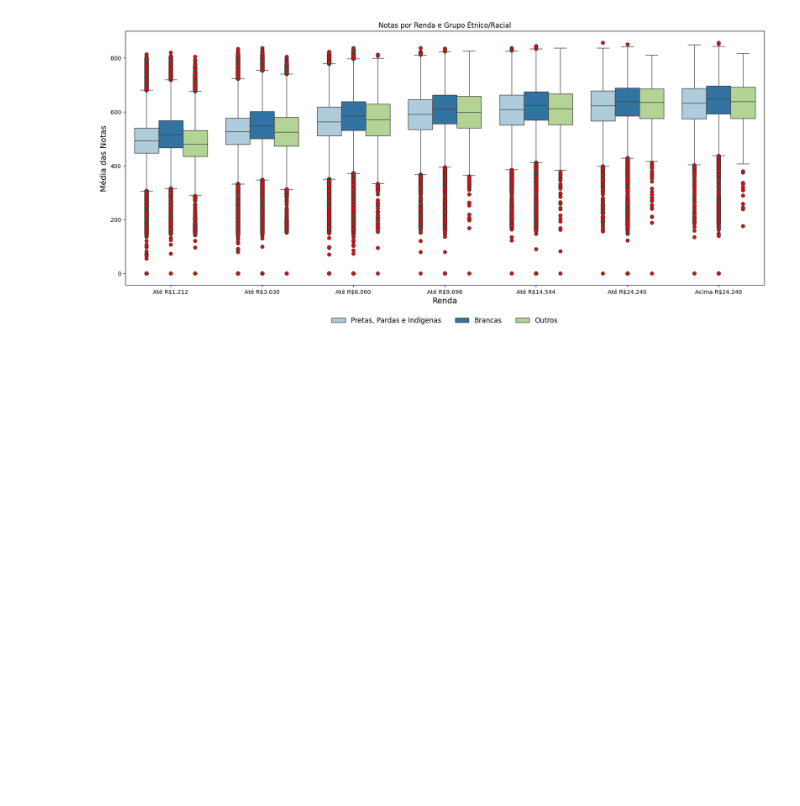
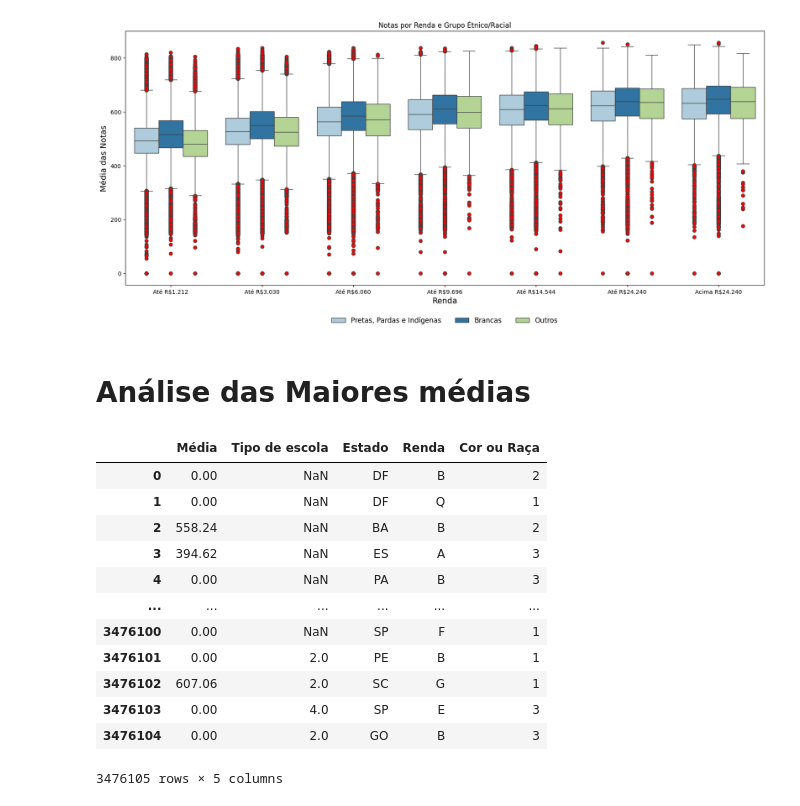
Before and after one commit to Grupo-B-Turma-2-Ada-VemSerTech/Projeto_Mod04_Ada_VemSerTech, a Jupyter notebook: Projeto.ipynb, the cells around one changed output. Cells and saved outputs as stored; diff of their text form; code cells hidden in the pictures; blank space fills up the shorter version.

```diff
--- a/Projeto.ipynb
+++ b/Projeto.ipynb
@@ -767,3 +767,24 @@ plt.legend(bbox_to_anchor=(0.5, -0.1), loc='upper center', frameon=False, ncol=4
 plt.show()
 # %% [output]
 [figure]
+# %% [markdown]
+# Análise das Maiores médias
+# %%
+df_medias = pd.DataFrame({'Média': media_notas, 'Tipo de escola': df_enem['TP_DEPENDENCIA_ADM_ESC'], 'Estado': df_enem['SG_UF_PROVA'],
+                          'Renda': df_enem['Q006'],
+                            'Cor ou Raça': df_enem['TP_COR_RACA']})
+df_medias
+# %% [output]
+|  | Média | Tipo de escola | Estado | Renda | Cor ou Raça |
+| 0 | 0.00 | NaN | DF | B | 2 |
+| 1 | 0.00 | NaN | DF | Q | 1 |
+| 2 | 558.24 | NaN | BA | B | 2 |
+| 3 | 394.62 | NaN | ES | A | 3 |
+| 4 | 0.00 | NaN | PA | B | 3 |
+| ... | ... | ... | ... | ... | ... |
+| 3476100 | 0.00 | NaN | SP | F | 1 |
+| 3476101 | 0.00 | 2.0 | PE | B | 1 |
+| 3476102 | 607.06 | 2.0 | SC | G | 1 |
+| 3476103 | 0.00 | 4.0 | SP | E | 3 |
+| 3476104 | 0.00 | 2.0 | GO | B | 3 |
+3476105 rows × 5 columns
```
Also changed, not shown: parts of 6 cells of this notebook.
